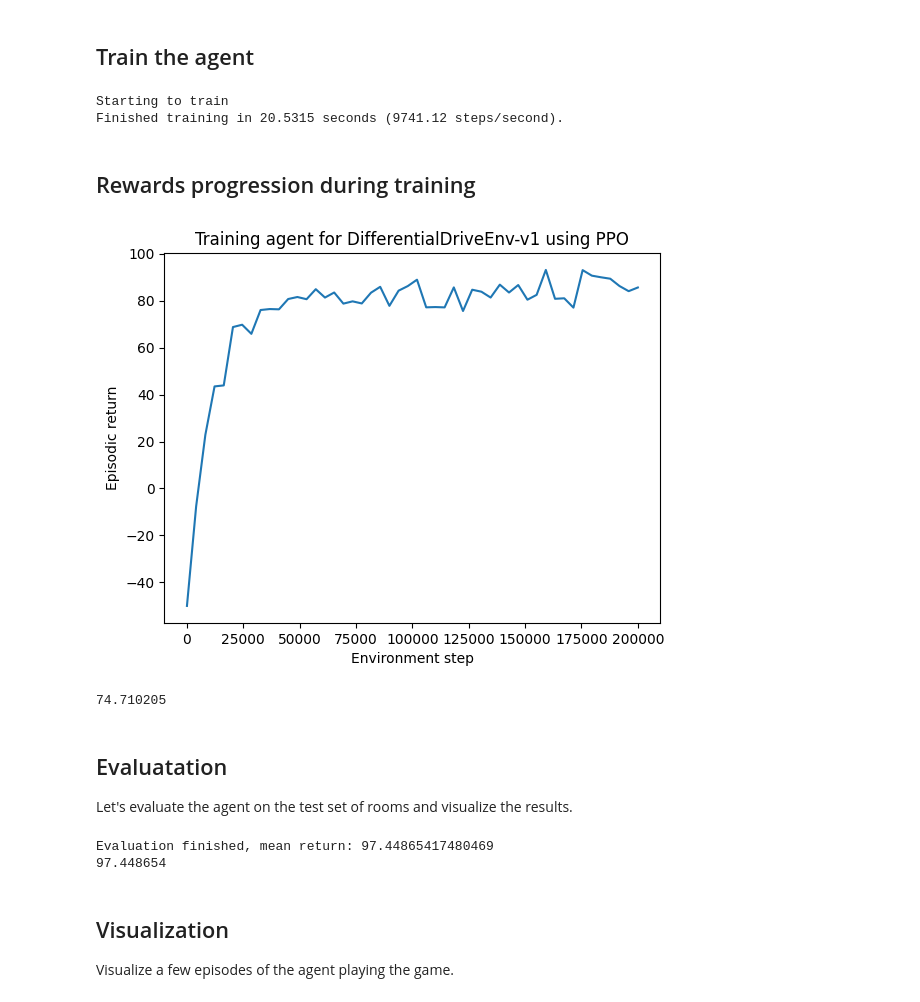
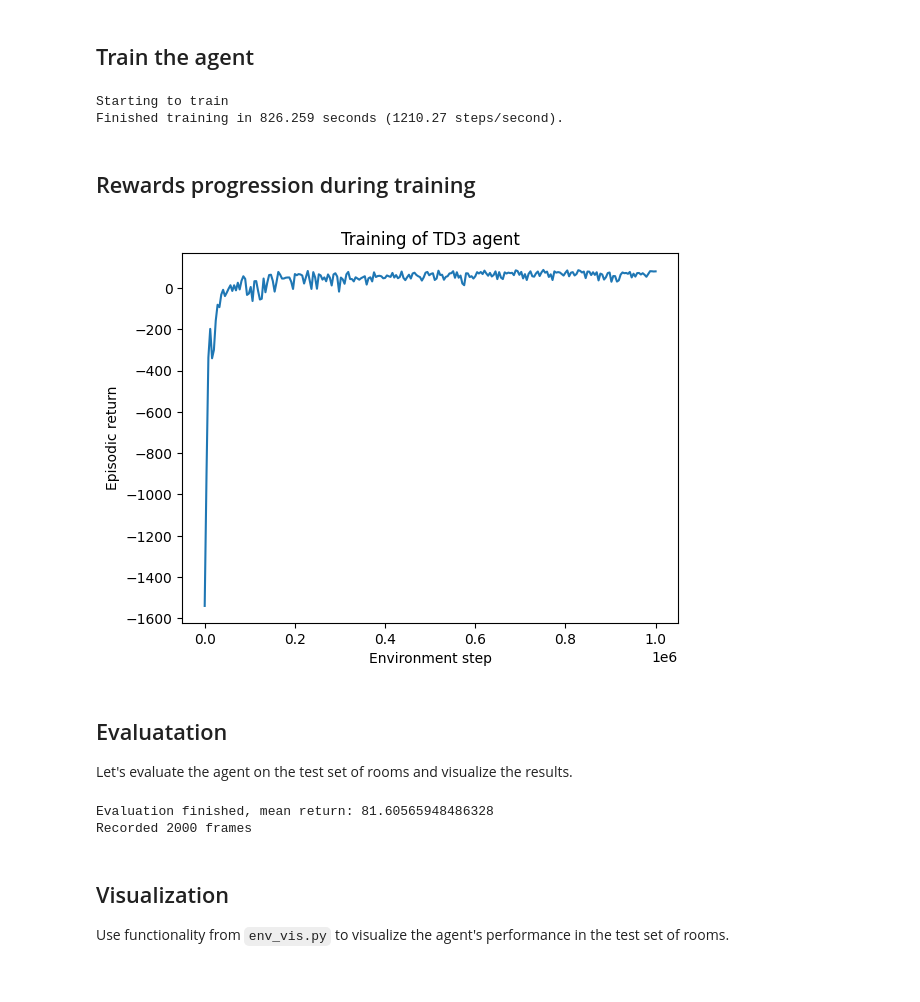
Before and after one commit to hadamove/quicknav-rl, a Jupyter notebook: examples/td3.ipynb, the cells around one changed output. Saved outputs shown, nothing was run; the diff lists cells and outputs as text; code cells hidden in the pictures.

Commit message:
feat: unify algos

```diff
--- a/examples/td3.ipynb
+++ b/examples/td3.ipynb
@@ -43,3 +34,27 @@ TypeError: TD3.__init__() got an unexpected keyword argument 'num_steps'
+# %%
+from rejax import TD3
+
+# Initialize the training algorithm parameters
+config = {
+    # Pass our environment to the agent
+    "env": NavigationEnv(),
+    "env_params": env_params,
+    "total_timesteps": 1_000_000,
+    # "normalize_observations": True,
+    # "num_steps": 128,
+    # "num_minibatches": 128,
+    # "num_envs": 512,
+    # "agent_kwargs": {
+    #     "hidden_layer_sizes": (128, 128),
+    # },
+}
+
+# Create the training algorithm agent from `rejax` library
+agent = TD3.create(**config)
+
+
+# Uncomment to see the full config of the RL algorithm
+# print(agent.config)
 # %% [markdown]
 ## Train the agent
 # %%
@@ -51,38 +66,35 @@ TRAIN_SEED = 43
 
 # Set training seed and jit train function
 rng = jax.random.PRNGKey(TRAIN_SEED)
-train_fn = jax.jit(algo.train)
+train_fn = jax.jit(agent.train)
 
 print("Starting to train")
 
 # Train!
 start = time.time()
-train_state, evaluation = train_fn(rng)
+train_state, train_evaluation = train_fn(rng)
 time_elapsed = time.time() - start
 
-sps = algo.total_timesteps / time_elapsed
+sps = agent.total_timesteps / time_elapsed
 print(f"Finished training in {time_elapsed:g} seconds ({sps:g} steps/second).")
 # %% [output]
 Starting to train
-Finished training in 20.5315 seconds (9741.12 steps/second).
+Finished training in 826.259 seconds (1210.27 steps/second).
 # %% [markdown]
 ## Rewards progression during training
 # %%
 from matplotlib import pyplot as plt
 
-episode_lengths, episode_returns = evaluation
+episode_lengths, episode_returns = train_evaluation
 mean_return = episode_returns.mean(axis=1)
 
-plt.plot(jax.numpy.linspace(0, algo.total_timesteps, len(mean_return)), mean_return)
+plt.plot(jax.numpy.linspace(0, agent.total_timesteps, len(mean_return)), mean_return)
 plt.xlabel("Environment step")
 plt.ylabel("Episodic return")
-plt.title(f"Training agent for {env.name} using {algo.__class__.__name__}")
+plt.title(f"Training of {agent.__class__.__name__} agent")
 plt.show()
-
-print(mean_return.mean())
 # %% [output]
-[figure, old version]
+[figure, new version]
-74.710205
 # %% [markdown]
 ## Evaluatation
 
@@ -94,21 +106,19 @@ from eval import evaluate_model
 TEST_SEED = 77
 
 evaluation = evaluate_model(
-    agent=algo,
+    agent=agent,
     train_state=train_state,
     seed=TEST_SEED,
     render=True,
     n_eval_episodes=10,
 )
-
-print(evaluation.returns.mean())
 # %% [output]
-Evaluation finished, mean return: 97.44865417480469
-97.448654
+Evaluation finished, mean return: 81.60565948486328
+Recorded 2000 frames
-# %% [markdown]
-## Visualization
-
-Visualize a few episodes of the agent playing the game.
+# %% [markdown]
+## Visualization
+
+Use functionality from `env_vis.py` to visualize the agent's performance in the test set of rooms.
 # %%
 from env_vis import save_gif
 from pathlib import Path
```
Also changed, not shown: parts of 4 cells of this notebook, 1 other file.
